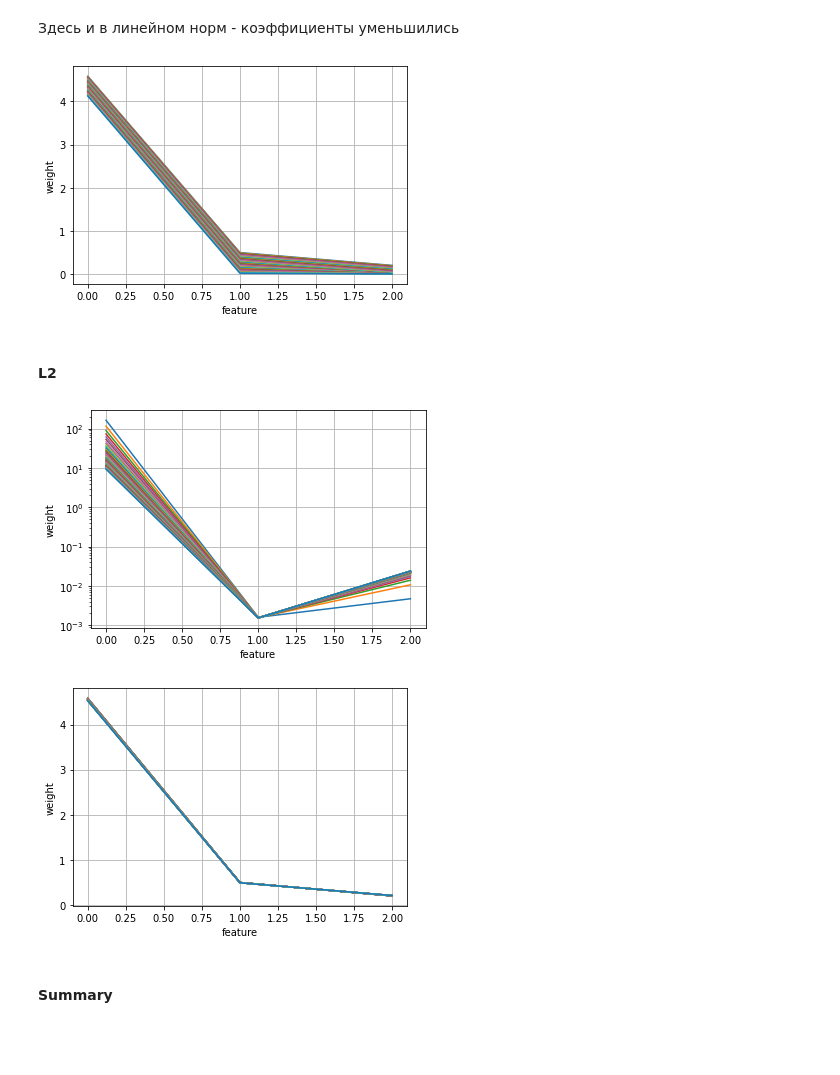
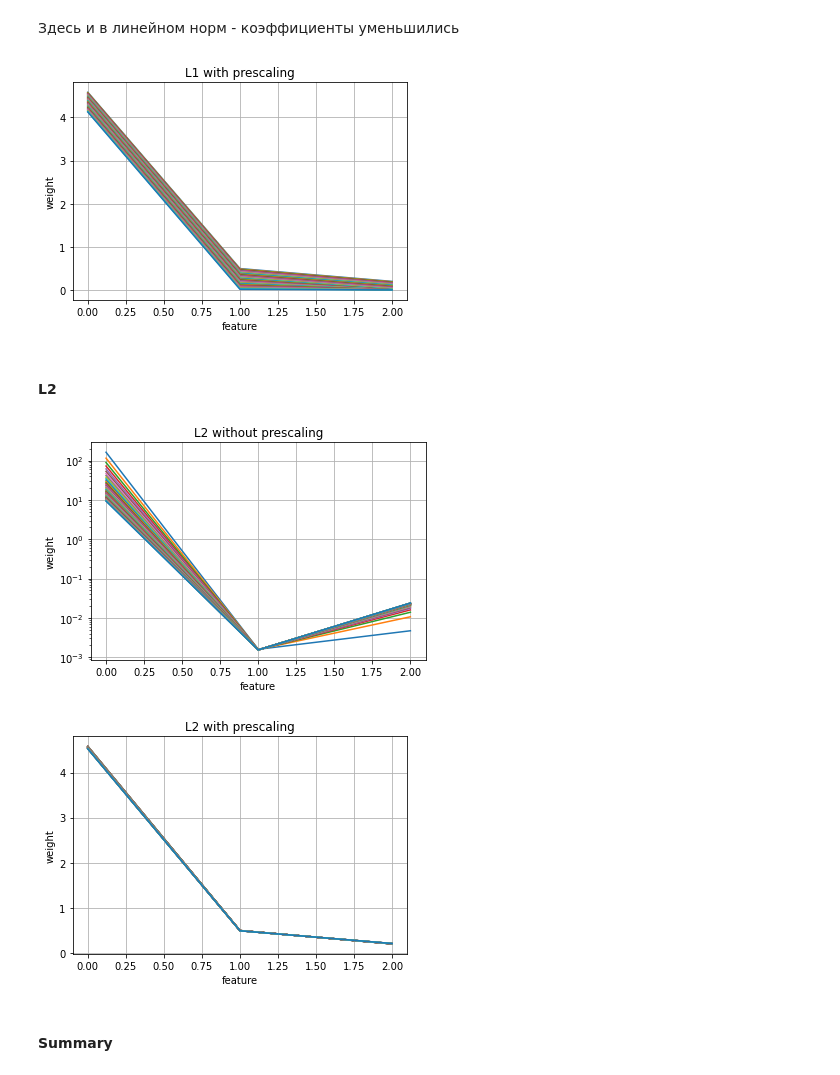
Before and after one commit to zappaz00/4_overfitting_regularization, a Jupyter notebook: overfitting_regularization.ipynb, the cells around one changed output. Cells and saved outputs as stored; diff of their text form; code cells hidden in the pictures; blank space fills up the shorter version.

```diff
--- a/overfitting_regularization.ipynb
+++ b/overfitting_regularization.ipynb
@@ -737,4 +755,5 @@ for alpha in ALPHAS:
     plt.ylabel('weight')
     plt.yscale('log')
     plt.grid(True)
+    plt.title('L1 without prescaling')
 # %% [output]
@@ -744,21 +763,22 @@ for alpha in ALPHAS:
 # %%
 for alpha in ALPHAS:
     results = cross_validate(make_model(alpha=alpha, penalty='L1', is_scale=True),
                              X_hw, y_hw, cv=5,
                              return_train_score=True, return_estimator=True,
                              scoring='neg_root_mean_squared_error')
 
     best_coeffs_indx = np.argmin([
         np.mean(np.abs(model['reg'].coef_))
         for model in results['estimator']
     ])
 
     plt.plot(np.abs(results['estimator'][best_coeffs_indx]['reg'].coef_))
     plt.xlabel('feature')
     plt.ylabel('weight')
     plt.grid(True)
+    plt.title('L1 with prescaling')
 # %% [output]
-[figure, old version]
+[figure, new version]
 # %% [markdown]
 #### L2
 # %%
@@ -778,8 +798,9 @@ for alpha in ALPHAS:
     plt.ylabel('weight')
     plt.yscale('log')
     plt.grid(True)
+    plt.title('L2 without prescaling')
 # %% [output]
-[figure, old version]
+[figure, new version]
 # %%
 for alpha in ALPHAS:
     results = cross_validate(make_model(alpha=alpha, penalty='L2', is_scale=True),
@@ -796,8 +817,9 @@ for alpha in ALPHAS:
     plt.xlabel('feature')
     plt.ylabel('weight')
     plt.grid(True)
+    plt.title('L2 with prescaling')
 # %% [output]
-[figure, old version]
+[figure, new version]
 # %% [markdown]
 #### Summary
 # %% [markdown]
```
Also changed, not shown: parts of 4 cells of this notebook.
